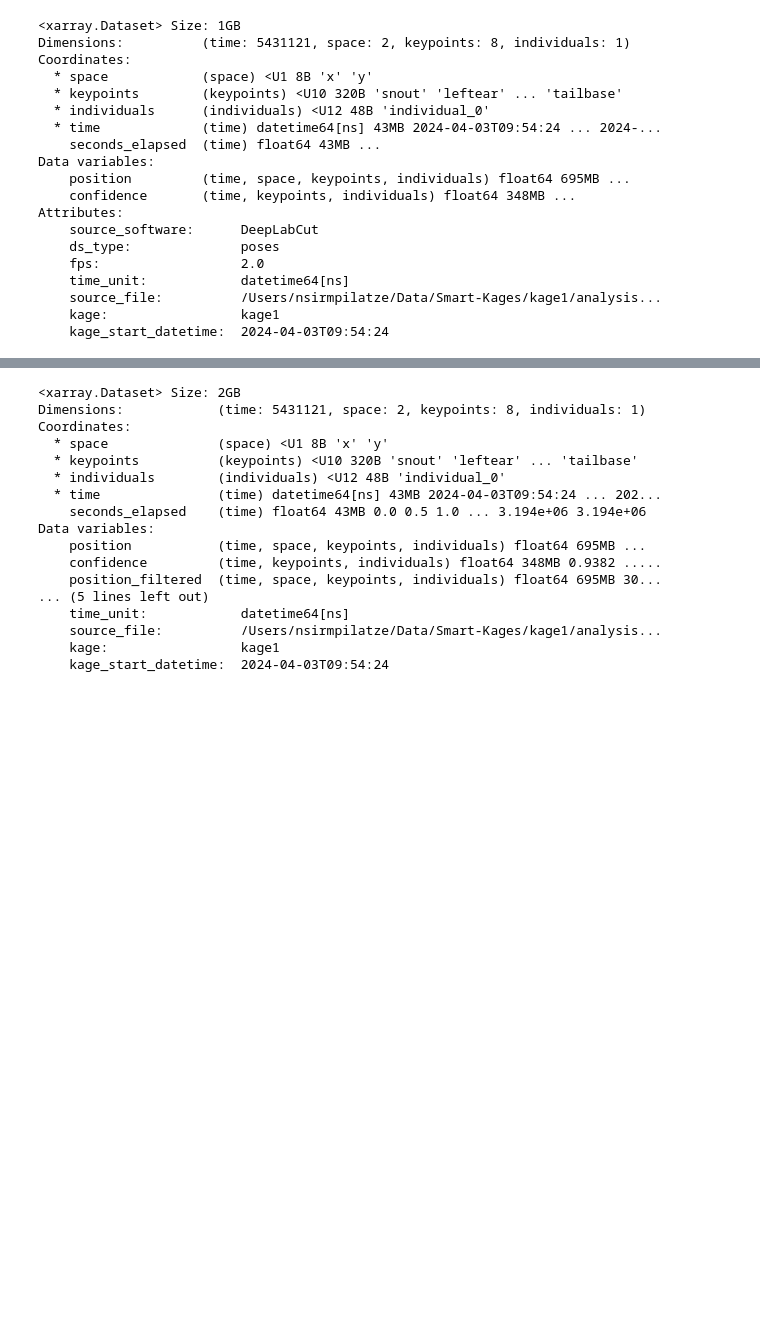
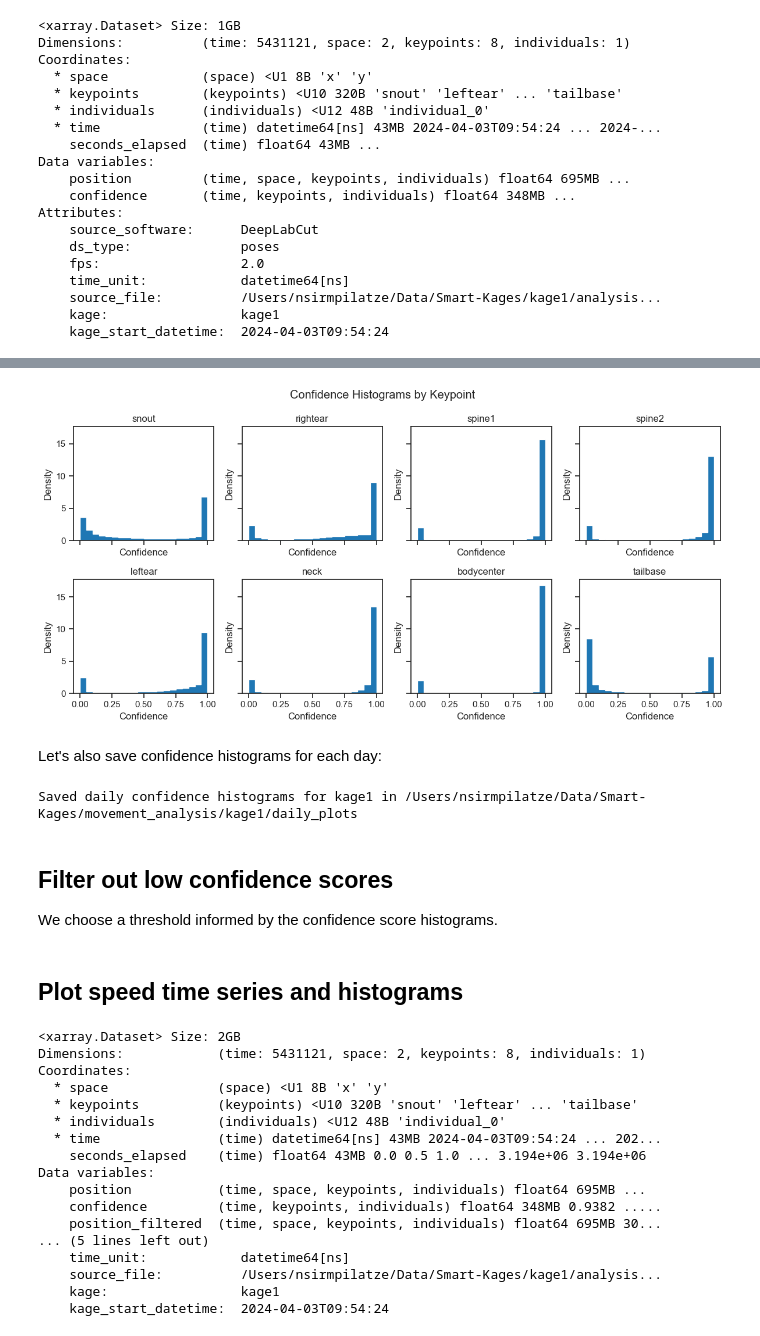
Before and after one commit to neuroinformatics-unit/smart-kages-movement, a Jupyter notebook: notebooks/03_diagnostic_plots.ipynb, the cells around one changed output, grey strips where cells are left out. Cells and saved outputs as stored; diff of their text form; code cells hidden in the pictures; blank space fills up the shorter version.

Commit message:
implemented confidence histogram plots as a separate function

```diff
--- a/notebooks/03_diagnostic_plots.ipynb
+++ b/notebooks/03_diagnostic_plots.ipynb
@@ -95 +82,27 @@ Text(0.5, 0.98, 'Confidence Histograms for kage1')
+# %%
+conf_plot_path = analysis_dir / kage / f"{kage}_confidence_histograms.png"
+plot_confidence_hist_by_keypoint(ds_kage, save_path=conf_plot_path)
+# %% [output]
+[figure, added]
+# %% [markdown]
+Let's also save confidence histograms for each day:
+# %%
+for date, day_ds in ds_kage.groupby("time.date"):
+    daily_plots_dir = analysis_dir / kage / "daily_plots"
+    daily_plots_dir.mkdir(parents=True, exist_ok=True)
+    plot_confidence_hist_by_keypoint(
+        day_ds,
+        save_path=(
+            daily_plots_dir / f"{date.isoformat()}_confidence_histograms.png"
+        ),
+    )
+    # close the plots to avoid memory issues
+    plt.close("all")
+
+print(f"Saved daily confidence histograms for {kage} in {daily_plots_dir}")
+# %% [output]
+Saved daily confidence histograms for kage1 in /Users/nsirmpilatze/Data/Smart-Kages/movement_analysis/kage1/daily_plots
+# %% [markdown]
+## Filter out low confidence scores
+We choose a threshold informed by the confidence score histograms.
 # %%
@@ -103,3 +118,5 @@ ds_kage.position_filtered.attrs["confidence_threshold"] = confidence_threshold
+# %% [markdown]
+## Plot speed time series and histograms
 # %%
 speed_cm_per_sec = compute_speed(
     scale(
```
Also changed, not shown: parts of 7 cells of this notebook, 2 other files.
